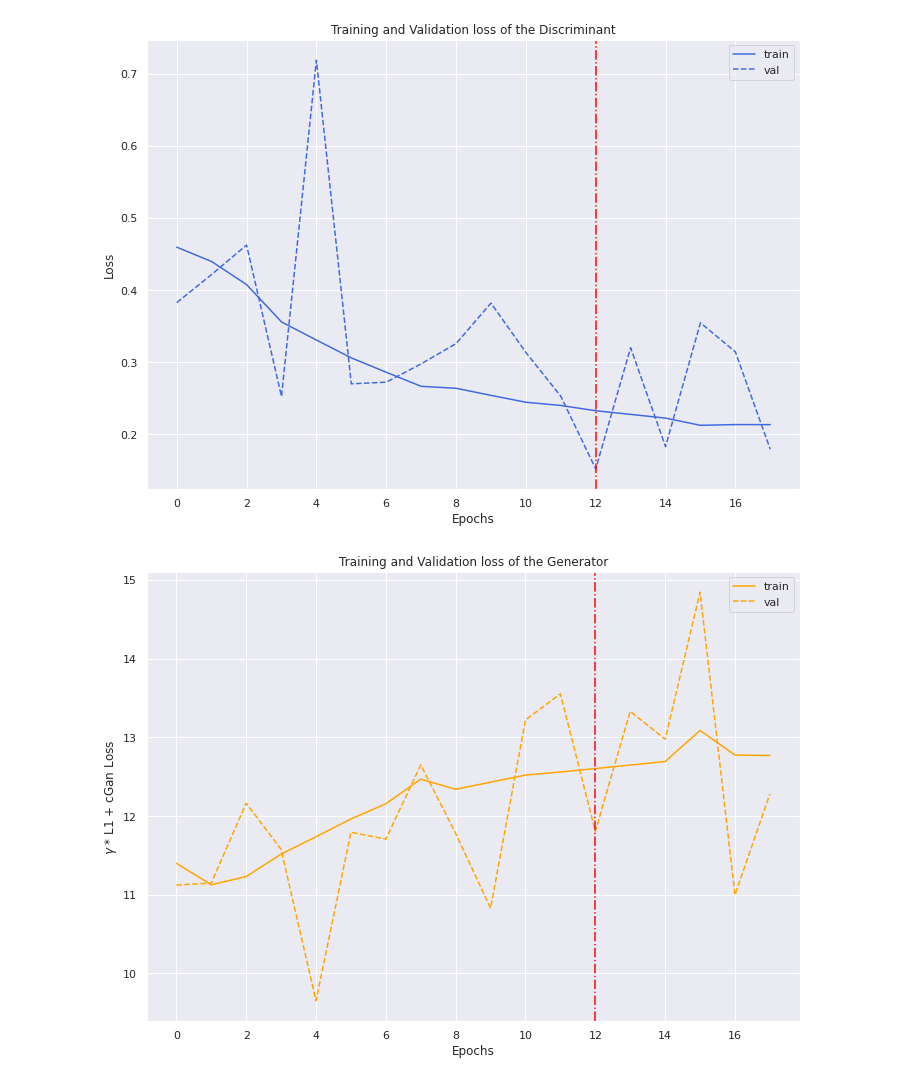
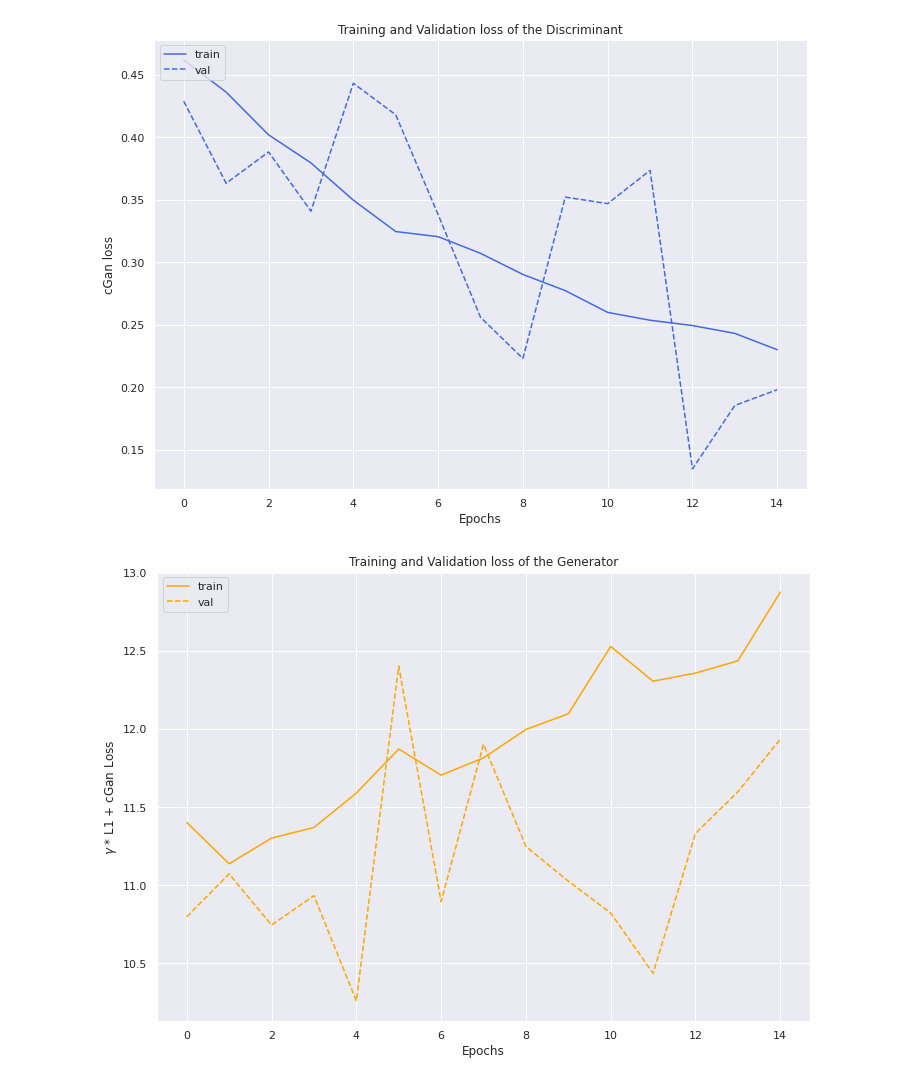
Before and after one commit to Julien-Gustin/Image-Colorization, a Jupyter notebook: plot.ipynb, the cells around one changed output. Cells and saved outputs as stored; diff of their text form; code cells hidden in the pictures.

```diff
--- a/plot.ipynb
+++ b/plot.ipynb
@@ -3,18 +3,18 @@ import numpy as np
 import torch
 from python.utils.plot import Plotter
 
-file_name = "saves/cGan_100_SSIM/logs/"
+file_name = "saves/cGan_100_v/logs/"
 
-early_stop = 12
+early_stop = -1
 # %%
 plotter = Plotter(file_name, early_stop)
-plotter.discriminant_loss_plot()
+plotter.discriminant_loss_plot(R1=False)
 # %% [output]
-[figure, old version]
+[figure, new version]
 # %%
 plotter.generator_loss_plot()
 # %% [output]
-[figure, old version]
+[figure, new version]
 # %%
 plotter.evaluation()
 # %% [output]
```
Also changed, not shown: parts of 3 cells of this notebook, 45 other files.
